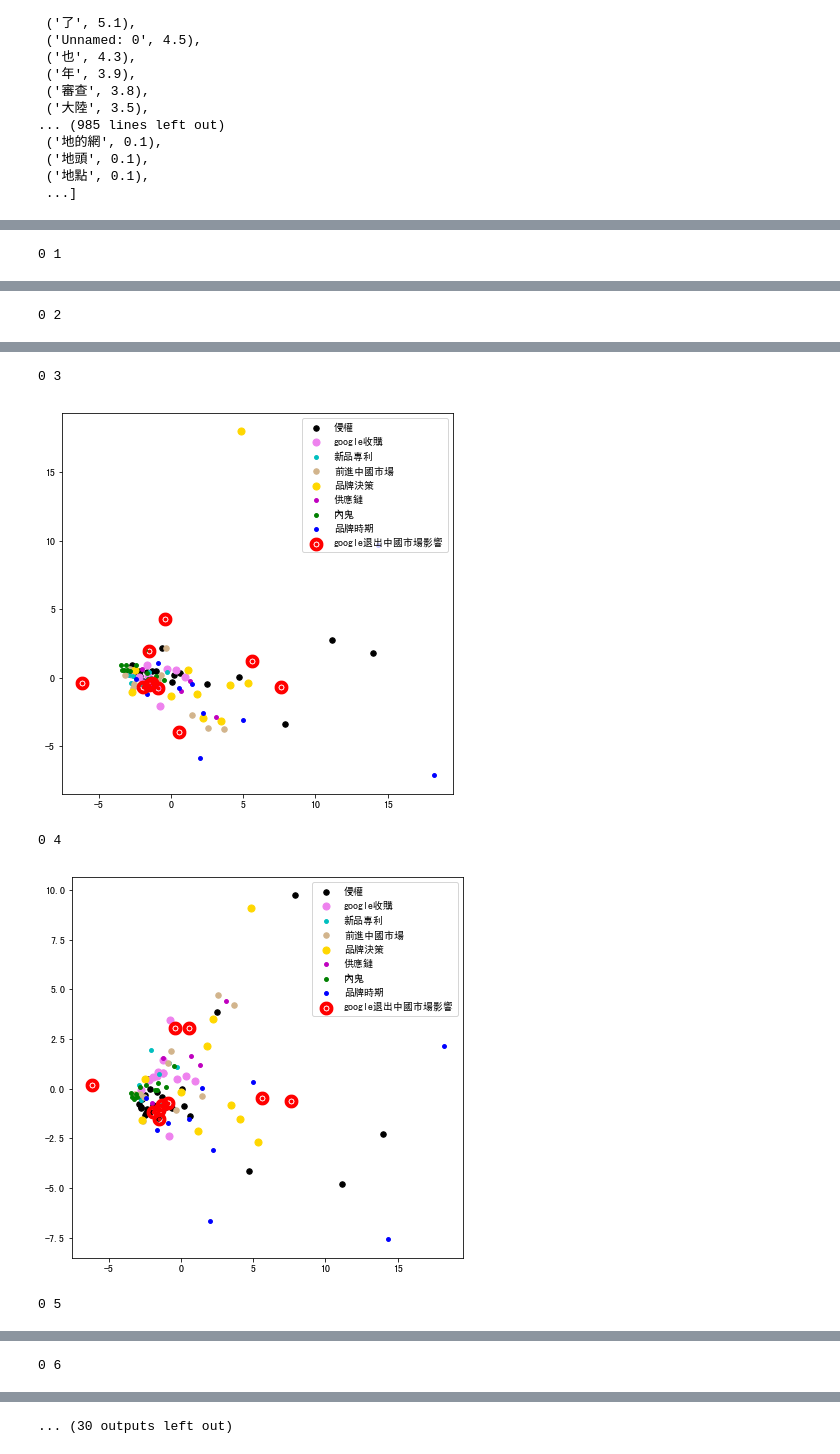
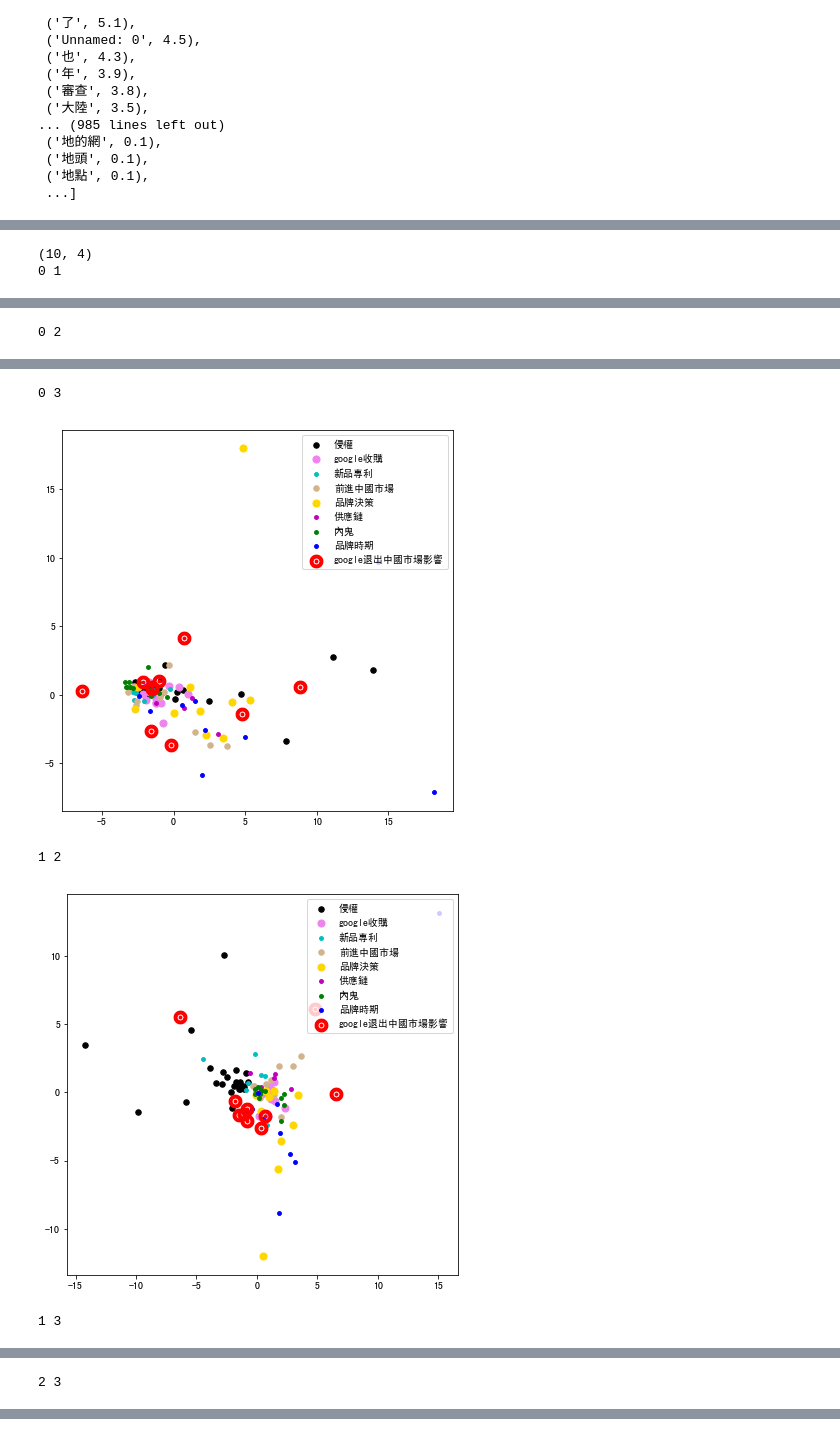
Before and after one commit to sufferming/csxproject, a Jupyter notebook: midterm/PPCA.ipynb, the cells around one changed output, grey strips where cells are left out. Drawn from its saved outputs; the diff is of its cells as text; code cells hidden in the pictures.

```diff
--- a/midterm/PPCA.ipynb
+++ b/midterm/PPCA.ipynb
@@ -169,6 +169,6 @@ data_std.shape
 # %% [output]
 (94, 118)
 # %%
-pca = PCA(n_components=7)
-x_7d = pca.fit_transform(data_std)
-print(x_7d.shape)
+# pca = PCA(n_components=7)
+# x_7d = pca.fit_transform(data_std)
+# print(x_7d.shape)
@@ -177,4 +175,4 @@ print(x_7d.shape)
 # %%
-# pca4 = PCA(n_components=4)
-# x_4d = pca.fit_transform(data_std)
-# x_4d
+pca4 = PCA(n_components=4)
+x_4d = pca.fit_transform(data_std)
+x_4d
@@ -183,15 +199,15 @@ print(x_7d.shape)
 kmeans = KMeans(n_clusters = 3)
 
 #Compute cluster centers and predict cluster indices
-X_clustered = kmeans.fit_predict(x_7d)
+X_clustered = kmeans.fit_predict(x_4d)
 
 #Define our own color map
 LABEL_COLOR_MAP = {0:'r', 1: 'g', 2: 'b'}
 label_color = [LABEL_COLOR_MAP[l] for l in X_clustered]
 
 # Plot the scatter digram
-for i in range(7):
-    for j in range(i+1,7):
+for i in range(4):
+    for j in range(i+1,4):
         print(i,j)
         plt.figure(figsize = (7,7))
         plt.scatter(x_7d[:,i],x_7d[:,j], c= label_color, alpha=0.5)
@@ -412,17 +401,38 @@ print(is1_x_7d.shape)
 # %%
+is1_data = pd.read_csv('google退出中國市場影響.csv',encoding="utf-8")
+is1_data=is1_data.iloc[:,1:]
+is1_data2=pd.DataFrame()
+for i in keyword:
+    try:
+        is1_data2[i]=is1_data[i]
+    except:
+        is1_data2[i]=0
+
+#data=data[ten.iloc[:100][0]]
+is1_data=is1_data2
+
+
+from sklearn.preprocessing import StandardScaler
+is1_data_std = StandardScaler().fit_transform(is1_data.values)
+#data_std=np.transpose(data_std)
+
+is1_data_std.shape
+
+pca = PCA(n_components=4)
+is1_x_4d = pca.fit_transform(is1_data_std)
+print(is1_x_4d.shape)
+
 #Set a 3 KMeans clustering
 #kmeans = KMeans(n_clusters = 2)
-
 #Compute cluster centers and predict cluster indices
 #X_clustered = kmeans.fit_predict(x_7d)
-
 label=np.array(label_color)
 #Plot the scatter digram
-for i in range(7):
-    for j in range(i+1,7):
+for i in range(4):
+    for j in range(i+1,4):
         print(i,j)
-        x=x_7d
-        is1=is1_x_7d
+        x=x_4d
+        is1=is1_x_4d
         plt.figure(figsize = (7,7))
         idx_1 = np.where(label=='k')
         p1 = plt.scatter(x[idx_1,i], x[idx_1,j], color = 'k', label='侵權', s = 30)
@@ -444,4 +454,5 @@ for i in range(7):
         plt.legend(loc = 'upper right')
         plt.show()
 # %% [output]
+(10, 4)
 0 1
@@ -451,5 +462,5 @@ for i in range(7):
 0 3
-[figure, old version]
+[figure, new version]
-0 4
+1 2
-[figure, old version]
+[figure, new version]
-0 5
+1 3
@@ -457 +468 @@ for i in range(7):
-0 6
+2 3
@@ -459 +469,0 @@ for i in range(7):
-... (30 outputs left out)
```
Also changed, not shown: parts of 18 cells of this notebook, 42 other files.
